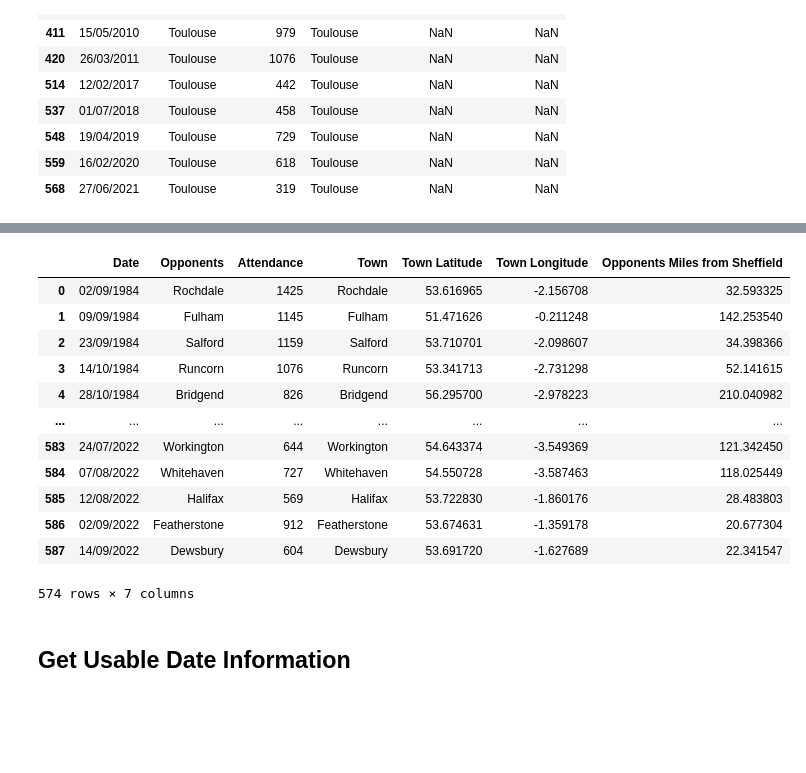
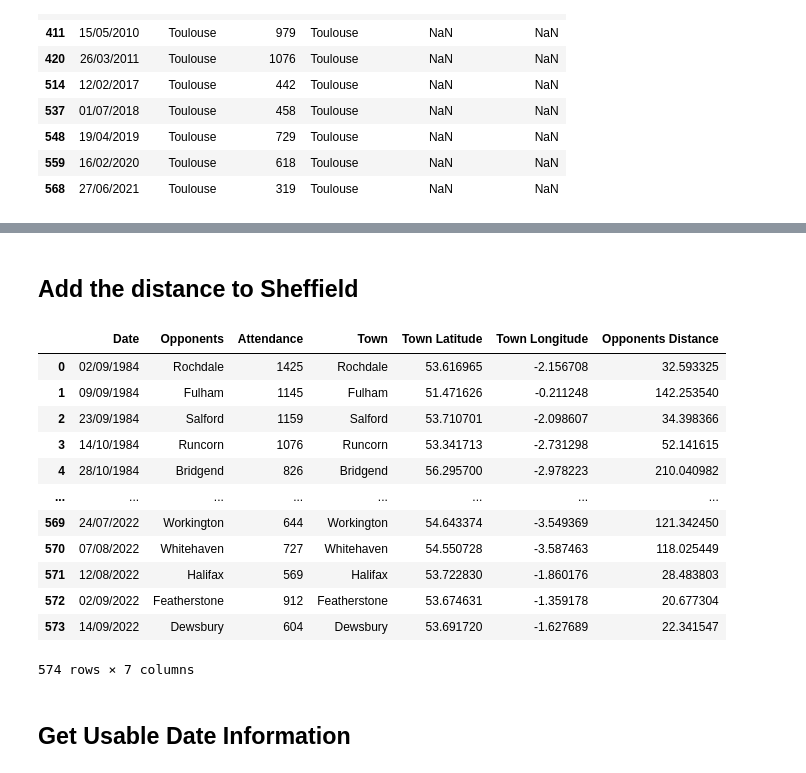
Before and after one commit to UTCSheffield/OCR-Unit-7-Data-analysis-and-design, a Jupyter notebook: content/2-4 Quantitative data analysis/Cleaning data.ipynb, the cells around one changed output, grey strips where cells are left out. Drawn from its saved outputs; the diff is of its cells as text; code cells hidden in the pictures; blank space fills up the shorter version.

````diff
--- a/content/2-4 Quantitative data analysis/Cleaning data.ipynb
+++ b/content/2-4 Quantitative data analysis/Cleaning data.ipynb
@@ -57,12 +57,13 @@ stadiums
 ## Adding the Latitude & Longitude
 # %%
 import postcodes_io_api
-class Api2(postcodes_io_api.Api):
+
+class Api2(postcodes_io_api.Api): # Extends the postcodes_io_api to include the place query available online
         def places_query(self, place):
             """
-            This method returns data for post_code
-            * **:param postcode** - postcode to check i.e. 'SW112EF'
-            * **::return** - postcode detailed data
+            This method returns data for a place
+            * **:param place** - postcode to check i.e. 'Sheffield'
+            * **::return** - detailed data
             ```
               data = api.places_query('Sheffield')
 
@@ -83,6 +84,7 @@ def get_place(place):
     #print("data", data)
 
     if data["status"] == 200 and len(data["result"]):
+        # Gets the data from the first item in the returned list
         if "latitude" in data["result"][0]:
             latitude = data["result"][0]["latitude"]
             longitude = data["result"][0]["longitude"]
@@ -93,9 +95,11 @@ def get_latlong(postcode):
     latitude = None
     longitude = None
 
+    # Look up postcode
     data = api.get_postcode(postcode)
     #print("data", data)
     if data["status"] != 200 :
+        # if postcode look up fails try looking it upo as just the first bit (outcode)
         data = api.get_outcode(postcode)
 
     if data["status"] == 200 :
@@ -269,5 +309,5 @@ crowds[crowds['Town Latitude'].isnull()]
 # %%
 #crowds = crowds[crowds['Town Latitude'].isnull() == False]
-crowds = crowds.dropna()
+crowds = crowds.dropna().reset_index(drop=True)
 crowds
 # %% [output]
@@ -287,21 +327,23 @@ crowds
+# %% [markdown]
+## Add the distance to Sheffield
 # %%
-crowds['Opponents Miles from Sheffield'] = crowds.apply(
+crowds['Opponents Distance'] = crowds.apply(
     lambda row: hs.haversine(sheffield_latlong, (row["Town Latitude"], row["Town Longitude"]), unit=hs.Unit.MILES), axis=1, result_type="expand"
 )
 crowds
 # %% [output]
-|  | Date | Opponents | Attendance | Town | Town Latitude | Town Longitude | Opponents Miles from Sheffield |
+|  | Date | Opponents | Attendance | Town | Town Latitude | Town Longitude | Opponents Distance |
 | 0 | 02/09/1984 | Rochdale | 1425 | Rochdale | 53.616965 | -2.156708 | 32.593325 |
 | 1 | 09/09/1984 | Fulham | 1145 | Fulham | 51.471626 | -0.211248 | 142.253540 |
 | 2 | 23/09/1984 | Salford | 1159 | Salford | 53.710701 | -2.098607 | 34.398366 |
 | 3 | 14/10/1984 | Runcorn | 1076 | Runcorn | 53.341713 | -2.731298 | 52.141615 |
 | 4 | 28/10/1984 | Bridgend | 826 | Bridgend | 56.295700 | -2.978223 | 210.040982 |
 | ... | ... | ... | ... | ... | ... | ... | ... |
-| 583 | 24/07/2022 | Workington | 644 | Workington | 54.643374 | -3.549369 | 121.342450 |
-| 584 | 07/08/2022 | Whitehaven | 727 | Whitehaven | 54.550728 | -3.587463 | 118.025449 |
-| 585 | 12/08/2022 | Halifax | 569 | Halifax | 53.722830 | -1.860176 | 28.483803 |
-| 586 | 02/09/2022 | Featherstone | 912 | Featherstone | 53.674631 | -1.359178 | 20.677304 |
-| 587 | 14/09/2022 | Dewsbury | 604 | Dewsbury | 53.691720 | -1.627689 | 22.341547 |
+| 569 | 24/07/2022 | Workington | 644 | Workington | 54.643374 | -3.549369 | 121.342450 |
+| 570 | 07/08/2022 | Whitehaven | 727 | Whitehaven | 54.550728 | -3.587463 | 118.025449 |
+| 571 | 12/08/2022 | Halifax | 569 | Halifax | 53.722830 | -1.860176 | 28.483803 |
+| 572 | 02/09/2022 | Featherstone | 912 | Featherstone | 53.674631 | -1.359178 | 20.677304 |
+| 573 | 14/09/2022 | Dewsbury | 604 | Dewsbury | 53.691720 | -1.627689 | 22.341547 |
 574 rows × 7 columns
 # %% [markdown]
 ## Get Usable Date Information
````
Also changed, not shown: parts of 11 cells of this notebook, 2 other files.
